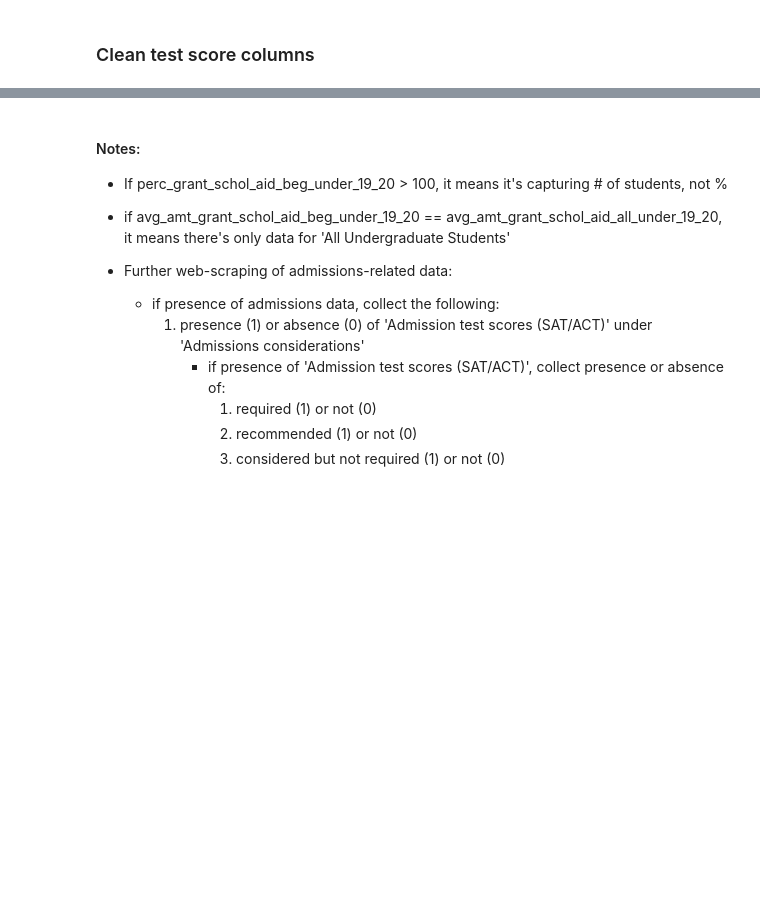
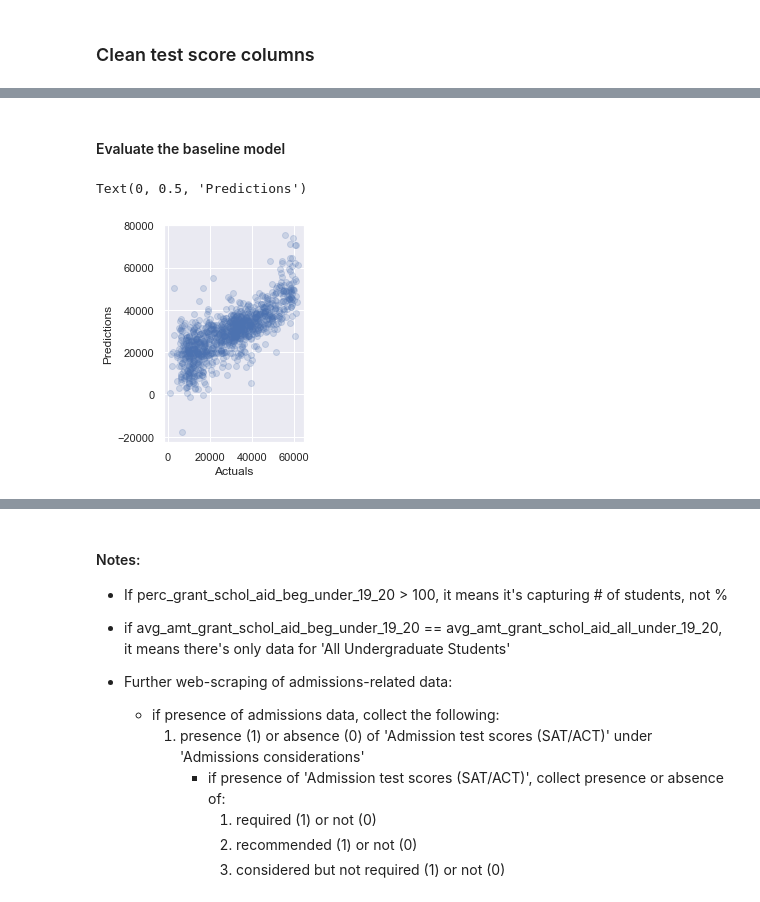
Before and after one commit to chloebs4590/Metis-NBM_Regression, a Jupyter notebook: eda_lr_project_code.ipynb, the cells around one changed output, grey strips where cells are left out. Drawn from its saved outputs; the diff is of its cells as text; code cells hidden in the pictures; blank space fills up the shorter version.

Commit message:
created more models

```diff
--- a/eda_lr_project_code.ipynb
+++ b/eda_lr_project_code.ipynb
@@ -1047,5 +887,0 @@ LinearRegression()
-# %%
-# these are the original coefficients found
-
-for col, coef in zip(X_train.columns, lm.coef_):
-    print(f"{col:<16}: {coef:>12,.7f}")
@@ -1133,5 +887,0 @@ Lasso(alpha=100)
-# %%
-# these are the (standardized) coefficients found when it refit using that best alpha
-
-for col, coef in zip(X_train_reg.columns, lm_reg.coef_):
-    print(f"{col:<16}: {coef:>12,.7f}")
@@ -1191,5 +887,0 @@ LinearRegression()
-# %%
-# these are coefficients with fewer features in the simple linear regression model
-
-for col, coef in zip(X_train_2.columns, lm_2.coef_):
-    print(f"{col:<16}: {coef:>12,.7f}")
@@ -1293,0 +1052,8 @@ plt.savefig('mvp_plot_2.png')
+# %%
+# Build and fit the model
+lm = LinearRegression()
+lm.fit(X_train_val, y_train_val)
+
+cv_results_lm = cross_validate(lm, X_train_val, y_train_val, cv=kf, scoring='neg_root_mean_squared_error')
+print(f"RMSE: {(cv_results_lm['test_score'])}")
+print(f"mean RMSE: {(np.mean(cv_results_lm['test_score'])):.3f}")
@@ -1293,0 +1082,13 @@ plt.savefig('mvp_plot_2.png')
+# %% [markdown]
+#### Evaluate the baseline model
+# %%
+# Fitted (predicted) vs. Actual
+y_train_val_pred = lm.predict(X_train_val)
+
+plt.scatter(y_train_val, y_train_val_pred, alpha=0.2)
+plt.axis('scaled')
+plt.xlabel('Actuals')
+plt.ylabel('Predictions')
+# %% [output]
+Text(0, 0.5, 'Predictions')
+[figure, added]
```
Also changed, not shown: parts of 170 cells of this notebook.
